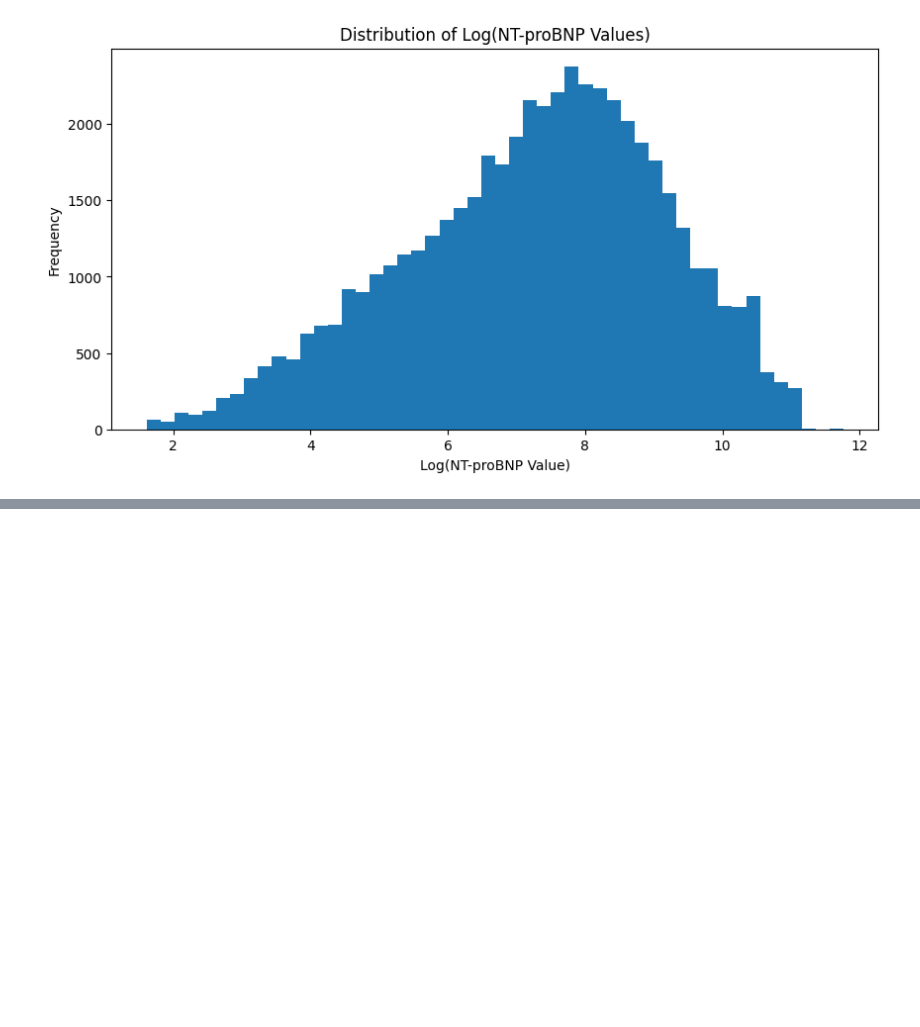
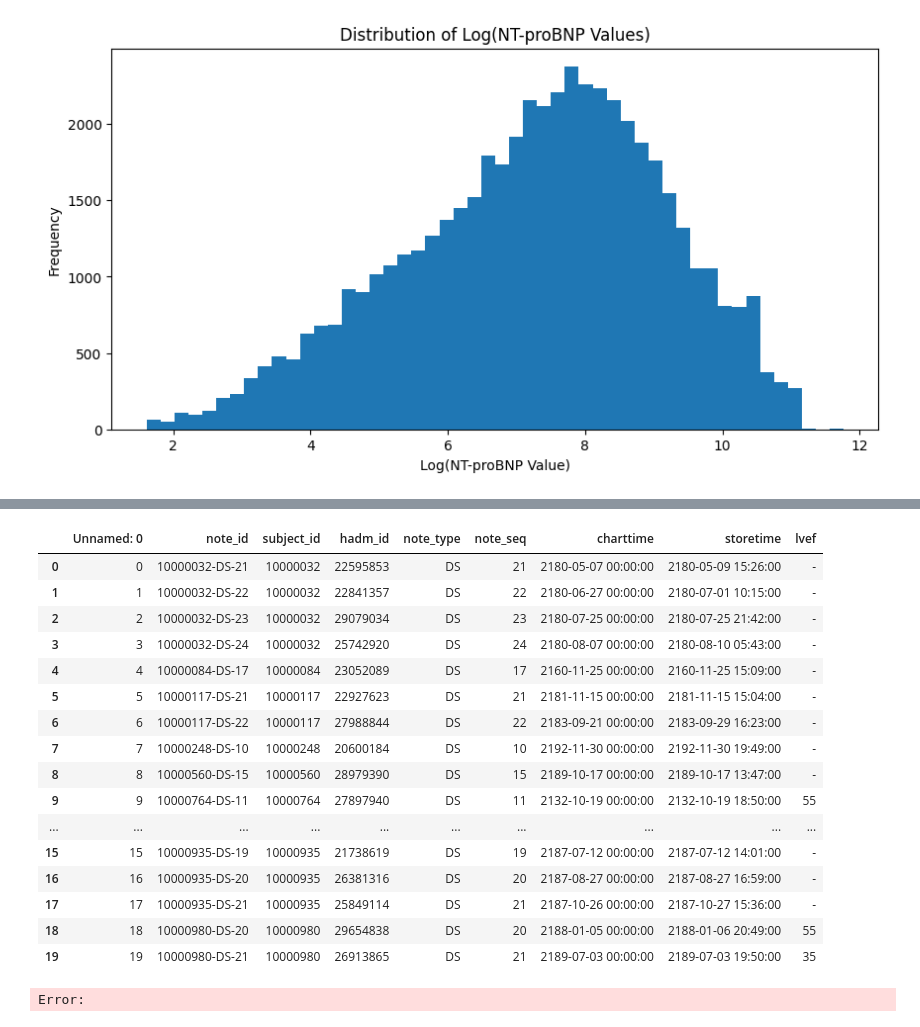
Before and after one commit to Lobster1911/bench-xecg-indian-benchmark, a Jupyter notebook: test.ipynb, the cells around one changed output, grey strips where cells are left out. Drawn from its saved outputs; the diff is of its cells as text; code cells hidden in the pictures; blank space fills up the shorter version.

```diff
--- a/test.ipynb
+++ b/test.ipynb
@@ -1447,3 +1470,5 @@ Try using .loc[row_indexer,col_indexer] = value instead
 See the caveats in the documentation: https://pandas.pydata.org/pandas-docs/stable/user_guide/indexing.html#returning-a-view-versus-a-copy
   merged_filtered['log_valuenum'] = np.log(merged_filtered['valuenum'].replace(0, np.nan))  # Avoid log(0)
 [figure]
+# %%
+lvef = pd.read_csv('/media/Volume/data/MIMIC_IV/discharge_lvef.csv')
@@ -1449,0 +1482,21 @@ See the caveats in the documentation: https://pandas.pydata.org/pandas-docs/stab
+# %%
+lvef.head(n=20)
+# %% [output]
+|  | Unnamed: 0 | note_id | subject_id | hadm_id | note_type | note_seq | charttime | storetime | lvef |
+| 0 | 0 | 10000032-DS-21 | 10000032 | 22595853 | DS | 21 | 2180-05-07 00:00:00 | 2180-05-09 15:26:00 | - |
+| 1 | 1 | 10000032-DS-22 | 10000032 | 22841357 | DS | 22 | 2180-06-27 00:00:00 | 2180-07-01 10:15:00 | - |
+| 2 | 2 | 10000032-DS-23 | 10000032 | 29079034 | DS | 23 | 2180-07-25 00:00:00 | 2180-07-25 21:42:00 | - |
+| 3 | 3 | 10000032-DS-24 | 10000032 | 25742920 | DS | 24 | 2180-08-07 00:00:00 | 2180-08-10 05:43:00 | - |
+| 4 | 4 | 10000084-DS-17 | 10000084 | 23052089 | DS | 17 | 2160-11-25 00:00:00 | 2160-11-25 15:09:00 | - |
+| 5 | 5 | 10000117-DS-21 | 10000117 | 22927623 | DS | 21 | 2181-11-15 00:00:00 | 2181-11-15 15:04:00 | - |
+| 6 | 6 | 10000117-DS-22 | 10000117 | 27988844 | DS | 22 | 2183-09-21 00:00:00 | 2183-09-29 16:23:00 | - |
+| 7 | 7 | 10000248-DS-10 | 10000248 | 20600184 | DS | 10 | 2192-11-30 00:00:00 | 2192-11-30 19:49:00 | - |
+| 8 | 8 | 10000560-DS-15 | 10000560 | 28979390 | DS | 15 | 2189-10-17 00:00:00 | 2189-10-17 13:47:00 | - |
+| 9 | 9 | 10000764-DS-11 | 10000764 | 27897940 | DS | 11 | 2132-10-19 00:00:00 | 2132-10-19 18:50:00 | 55 |
+| ... | ... | ... | ... | ... | ... | ... | ... | ... | ... |
+| 15 | 15 | 10000935-DS-19 | 10000935 | 21738619 | DS | 19 | 2187-07-12 00:00:00 | 2187-07-12 14:01:00 | - |
+| 16 | 16 | 10000935-DS-20 | 10000935 | 26381316 | DS | 20 | 2187-08-27 00:00:00 | 2187-08-27 16:59:00 | - |
+| 17 | 17 | 10000935-DS-21 | 10000935 | 25849114 | DS | 21 | 2187-10-26 00:00:00 | 2187-10-27 15:36:00 | - |
+| 18 | 18 | 10000980-DS-20 | 10000980 | 29654838 | DS | 20 | 2188-01-05 00:00:00 | 2188-01-06 20:49:00 | 55 |
+| 19 | 19 | 10000980-DS-21 | 10000980 | 26913865 | DS | 21 | 2189-07-03 00:00:00 | 2189-07-03 19:50:00 | 35 |
+Error:
```
Also changed, not shown: parts of 5 cells of this notebook, 9 other files.
